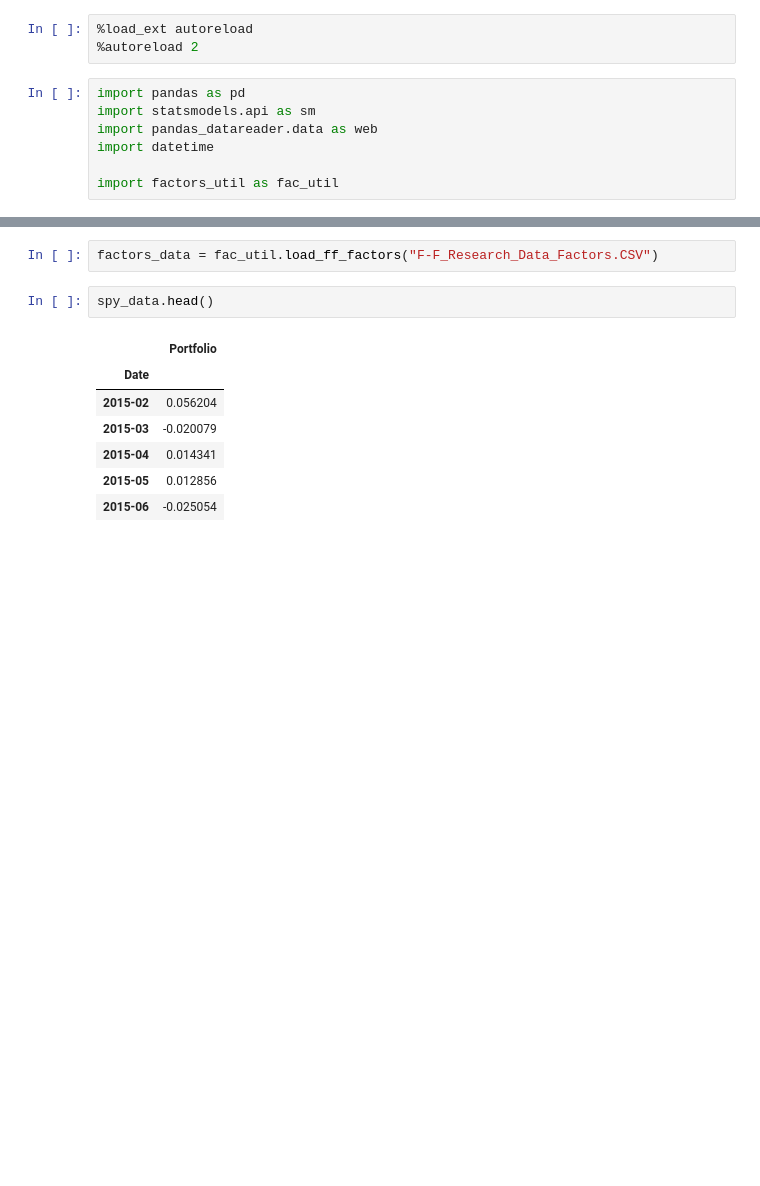
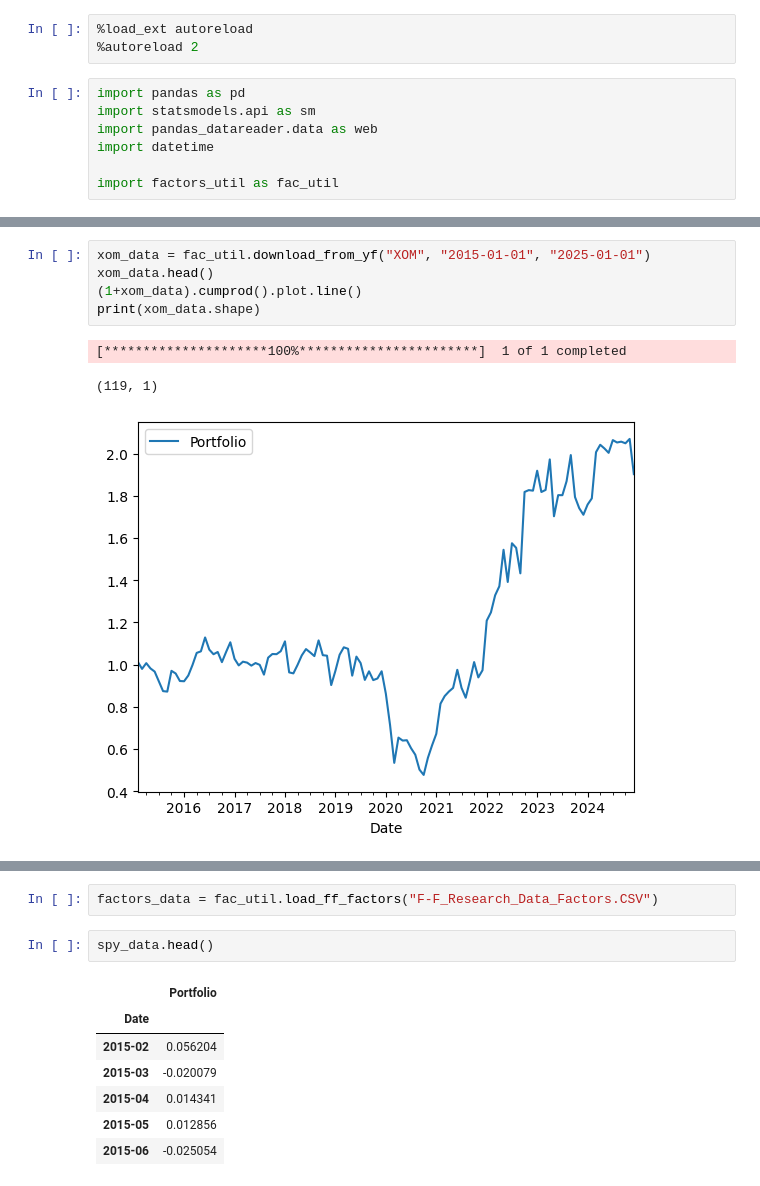
Before and after one commit to rupendrab/coursera_courses-aiml, a Jupyter notebook: Factor_Analysis.ipynb, the cells around one changed output, grey strips where cells are left out. Cells and saved outputs as stored; diff of their text form; blank space fills up the shorter version.

```diff
--- a/Factor_Analysis.ipynb
+++ b/Factor_Analysis.ipynb
@@ -15,0 +32,9 @@ factors_data = fac_util.load_ff_factors("F-F_Research_Data_5_Factors_2x3.CSV")
+# %%
+xom_data = fac_util.download_from_yf("XOM", "2015-01-01", "2025-01-01")
+xom_data.head()
+(1+xom_data).cumprod().plot.line()
+print(xom_data.shape)
+# %% [output]
+[*********************100%***********************]  1 of 1 completed
+(119, 1)
+[figure, added]
```
Also changed, not shown: parts of 15 cells of this notebook, 5 other files.
